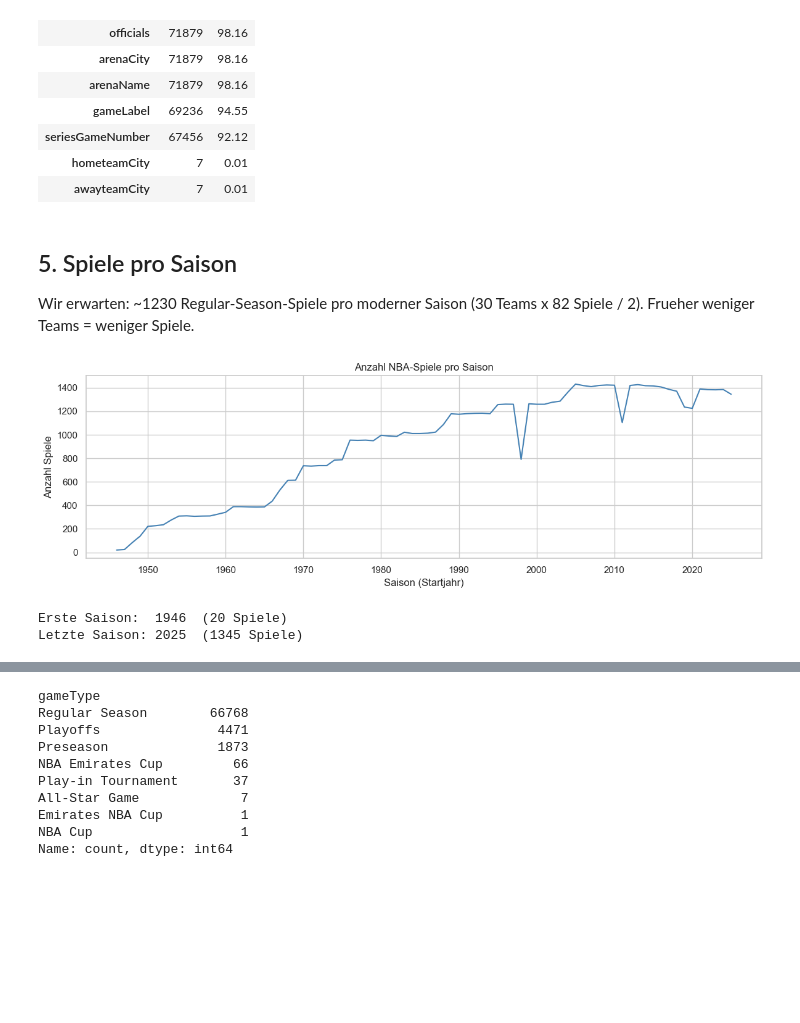
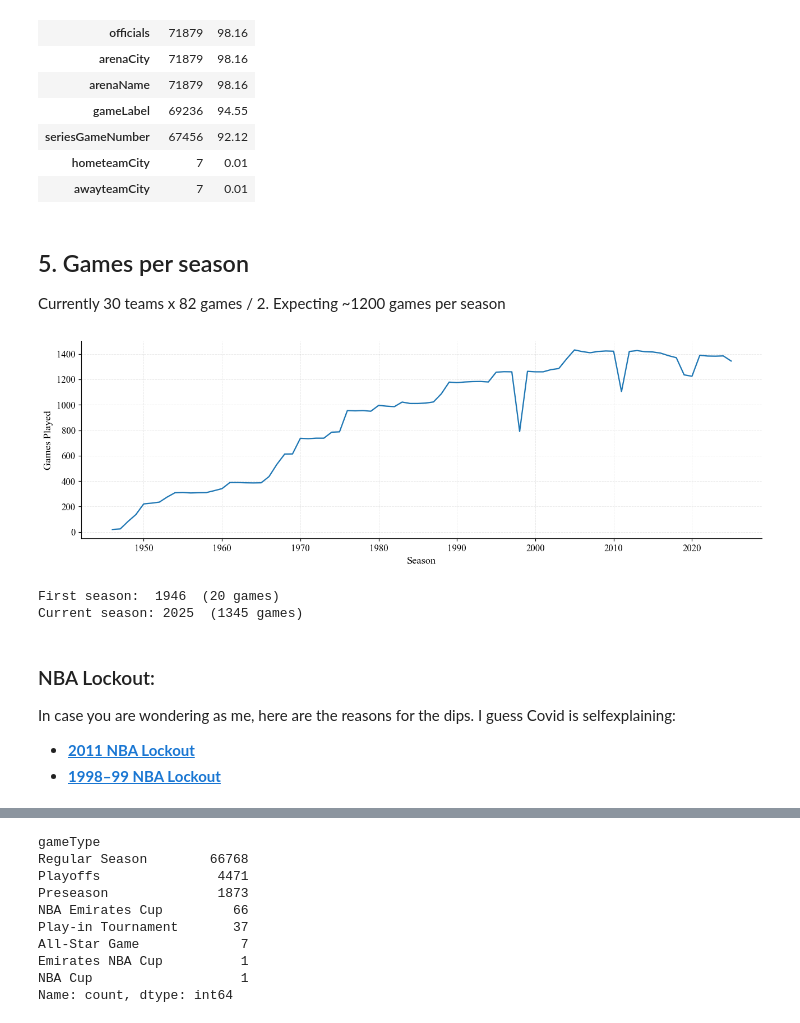
Before and after one commit to klp-data/nba-game-predictor, a Jupyter notebook: notebooks/01_data_exploration.ipynb, the cells around one changed output, grey strips where cells are left out. Drawn from its saved outputs; the diff is of its cells as text; code cells hidden in the pictures; blank space fills up the shorter version.

```diff
--- a/notebooks/01_data_exploration.ipynb
+++ b/notebooks/01_data_exploration.ipynb
@@ -26,0 +33,11 @@ Vorhandene Files: ['Games.csv', 'LeagueSchedule24_25.csv', 'LeagueSchedule25_26.
+# %%
+for f in sorted(DATA_DIR.iterdir()):
+    if f.suffix == ".csv":
+        cols = pd.read_csv(f, nrows=0, low_memory=False).columns.tolist()
+    elif f.suffix == ".parquet":
+        cols = pq.read_schema(f).names
+    else:
+        continue
+    print(f"{f.name}  ({len(cols)} columns)")
+    print(f"   {cols}")
+    print()
@@ -90,31 +105,39 @@ missing_df[missing_df.missing > 0]
 | hometeamCity | 7 | 0.01 |
 | awayteamCity | 7 | 0.01 |
 # %% [markdown]
-## 5. Spiele pro Saison
+## 5. Games per season
 
-Wir erwarten: ~1230 Regular-Season-Spiele pro moderner Saison (30 Teams x 82 Spiele / 2). Frueher weniger Teams = weniger Spiele.
+Currently 30 teams x 82 games / 2. Expecting ~1200 games per season
 # %%
-# Saison ableiten: NBA-Saison startet Oktober, endet Juni -> Jahr der Oktober-Haelfte
-games['season'] = np.where(
+# Season goes from Oct till June: Convention is that a game in Feburary 2024 is still part of season 2023... just making sure here
+
+games["season"] = np.where(
     games.gameDate.dt.month >= 10,
     games.gameDate.dt.year,
     games.gameDate.dt.year - 1
 )
 
-games_per_season = games.groupby('season').size()
+games_per_season = games.groupby("season").size()
 
+#plot
 fig, ax = plt.subplots(figsize=(12, 4))
-games_per_season.plot(ax=ax, color='steelblue')
-ax.set_title('Anzahl NBA-Spiele pro Saison')
-ax.set_xlabel('Saison (Startjahr)')
-ax.set_ylabel('Anzahl Spiele')
+games_per_season.plot(ax=ax, color="#1f77b4")
+ax.set_xlabel("Season")
+ax.set_ylabel("Games Played")
 plt.tight_layout()
 plt.show()
 
-print(f'Erste Saison:  {games_per_season.index.min()}  ({games_per_season.iloc[0]} Spiele)')
-print(f'Letzte Saison: {games_per_season.index.max()}  ({games_per_season.iloc[-1]} Spiele)')
+print(f"First season:  {games_per_season.index.min()}  ({games_per_season.iloc[0]} games)")
+print(f"Current season: {games_per_season.index.max()}  ({games_per_season.iloc[-1]} games)")
 # %% [output]
-[figure, old version]
+[figure, new version]
-Erste Saison:  1946  (20 Spiele)
-Letzte Saison: 2025  (1345 Spiele)
+First season:  1946  (20 games)
+Current season: 2025  (1345 games)
+# %% [markdown]
+### NBA Lockout:
+
+In case you are wondering as me, here are the reasons for the dips. I guess Covid is selfexplaining:
+
+*   **[2011 NBA Lockout](https://en.wikipedia.org/wiki/2011_NBA_lockout)**
+*   **[1998–99 NBA Lockout](https://en.wikipedia.org/wiki/1998%E2%80%9399_NBA_lockout)**
 # %% [markdown]
```
Also changed, not shown: parts of 18 cells of this notebook, 1 other file.
